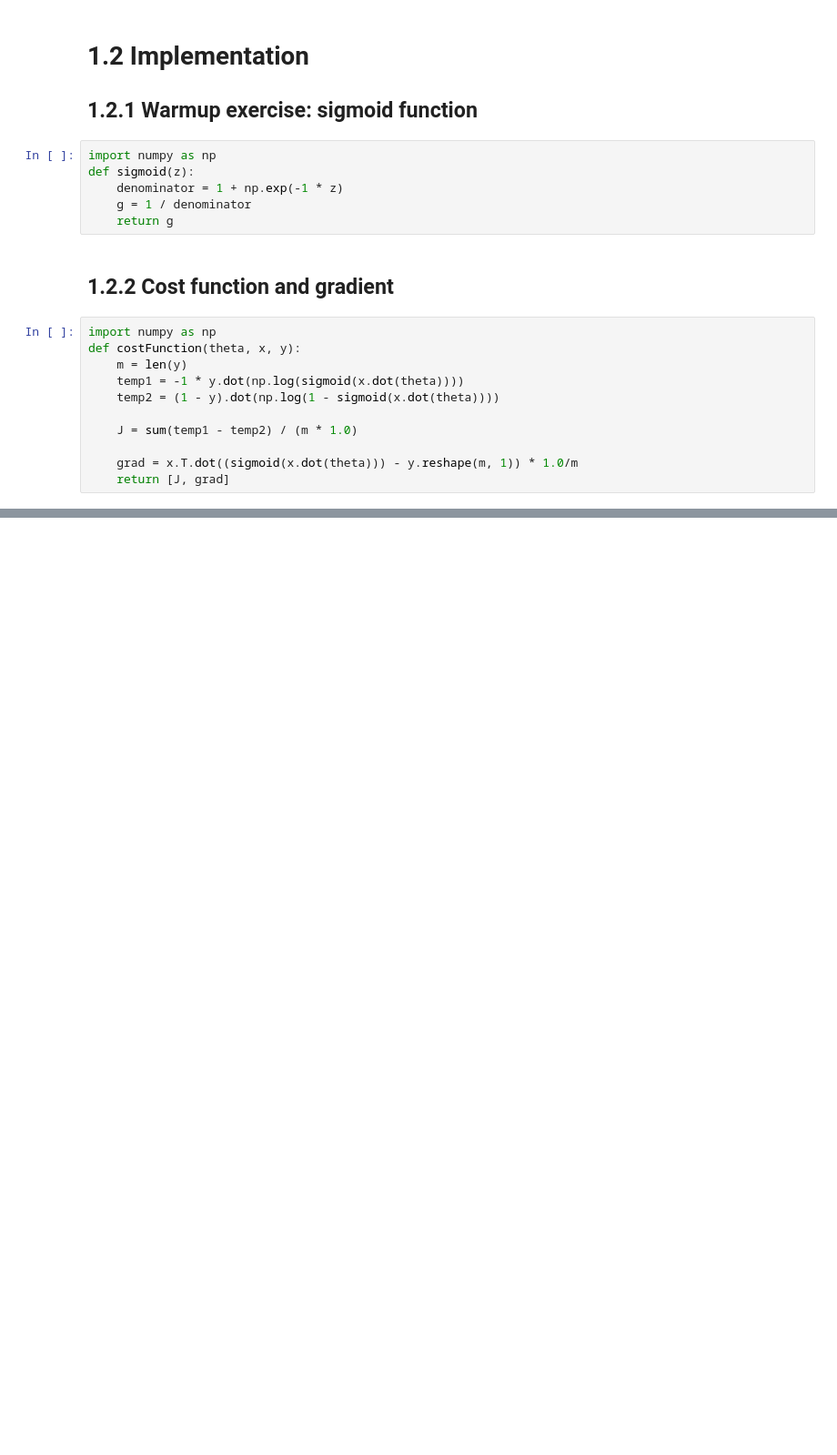
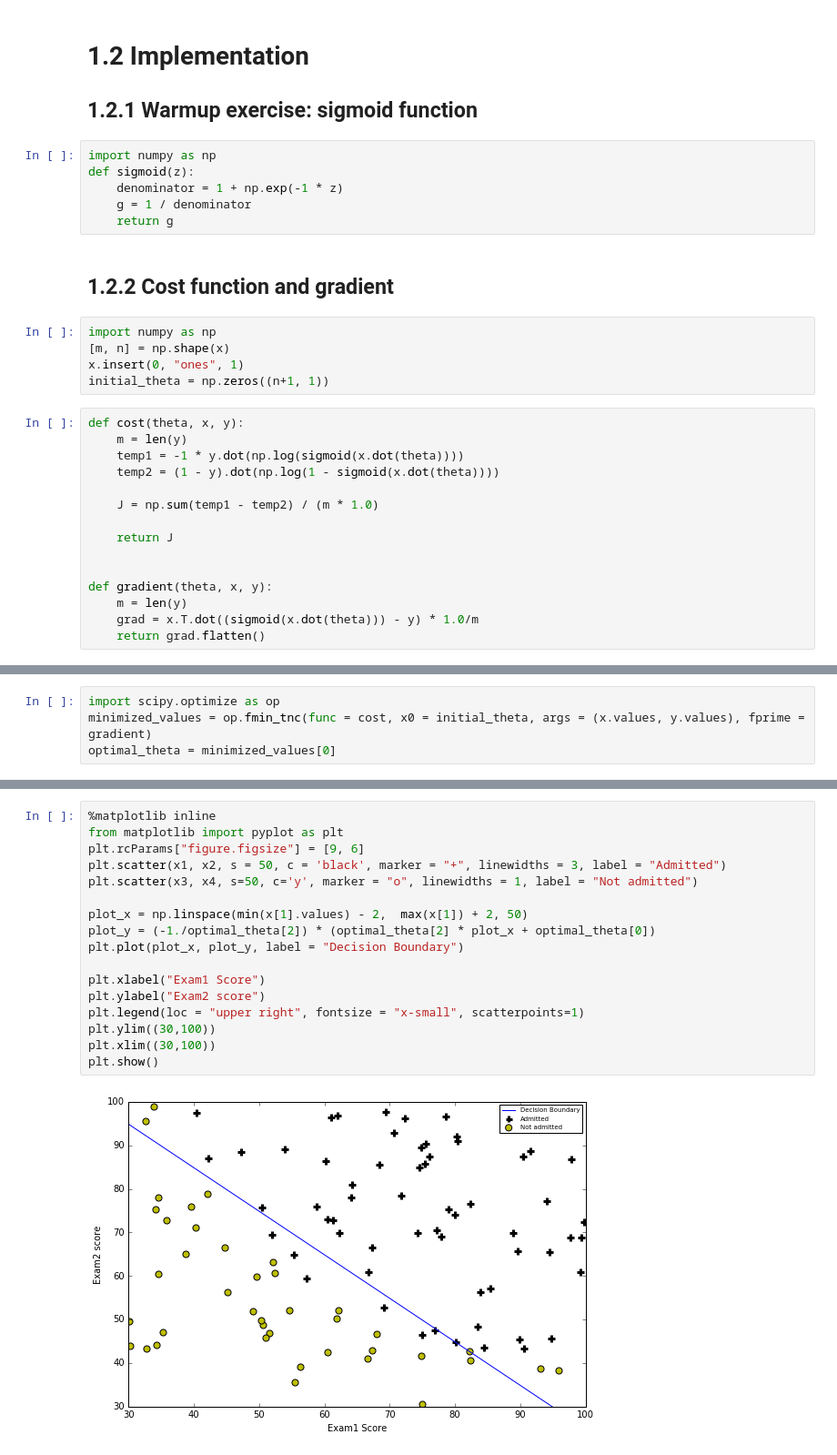
Before and after one commit to aishuannu/stanford_ml, a Jupyter notebook: Exercise 2.ipynb, the cells around one changed output, grey strips where cells are left out. Shown at 91% size. Drawn from its saved outputs; the diff is of its cells as text; blank space fills up the shorter version.

```diff
--- a/Exercise 2.ipynb
+++ b/Exercise 2.ipynb
@@ -62,14 +62,23 @@ def sigmoid(z):
     return g
 # %% [markdown]
 ## 1.2.2 Cost function and gradient
+# %%
+import numpy as np
+[m, n] = np.shape(x)
+x.insert(0, "ones", 1)
+initial_theta = np.zeros((n+1, 1))
 # %%
-import numpy as np
-def costFunction(theta, x, y):
+def cost(theta, x, y):
     m = len(y)
     temp1 = -1 * y.dot(np.log(sigmoid(x.dot(theta))))
     temp2 = (1 - y).dot(np.log(1 - sigmoid(x.dot(theta))))
 
-    J = sum(temp1 - temp2) / (m * 1.0)
+    J = np.sum(temp1 - temp2) / (m * 1.0)
 
-    grad = x.T.dot((sigmoid(x.dot(theta))) - y.reshape(m, 1)) * 1.0/m
-    return [J, grad]
+    return J
+
+
+def gradient(theta, x, y):
+    m = len(y)
+    grad = x.T.dot((sigmoid(x.dot(theta))) - y) * 1.0/m
+    return grad.flatten()
@@ -77,0 +87,4 @@ Minimizing cost function
+# %%
+import scipy.optimize as op
+minimized_values = op.fmin_tnc(func = cost, x0 = initial_theta, args = (x.values, y.values), fprime = gradient)
+optimal_theta = minimized_values[0]
@@ -77,0 +98,19 @@ Minimizing cost function
+# %%
+%matplotlib inline
+from matplotlib import pyplot as plt
+plt.rcParams["figure.figsize"] = [9, 6]
+plt.scatter(x1, x2, s = 50, c = 'black', marker = "+", linewidths = 3, label = "Admitted")
+plt.scatter(x3, x4, s=50, c='y', marker = "o", linewidths = 1, label = "Not admitted")
+
+plot_x = np.linspace(min(x[1].values) - 2,  max(x[1]) + 2, 50)
+plot_y = (-1./optimal_theta[2]) * (optimal_theta[2] * plot_x + optimal_theta[0])
+plt.plot(plot_x, plot_y, label = "Decision Boundary")
+
+plt.xlabel("Exam1 Score")
+plt.ylabel("Exam2 score")
+plt.legend(loc = "upper right", fontsize = "x-small", scatterpoints=1)
+plt.ylim((30,100))
+plt.xlim((30,100))
+plt.show()
+# %% [output]
+[figure, added]
```
Also changed, not shown: parts of 10 cells of this notebook.
